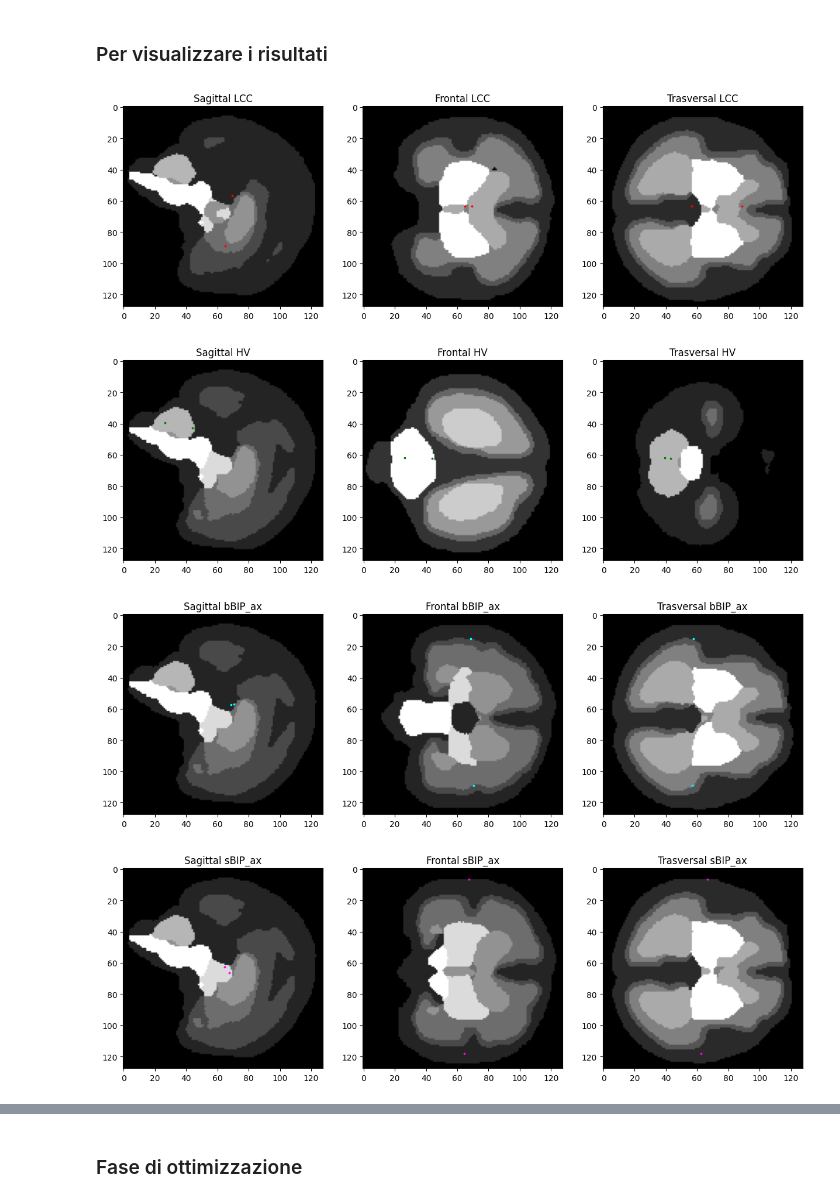
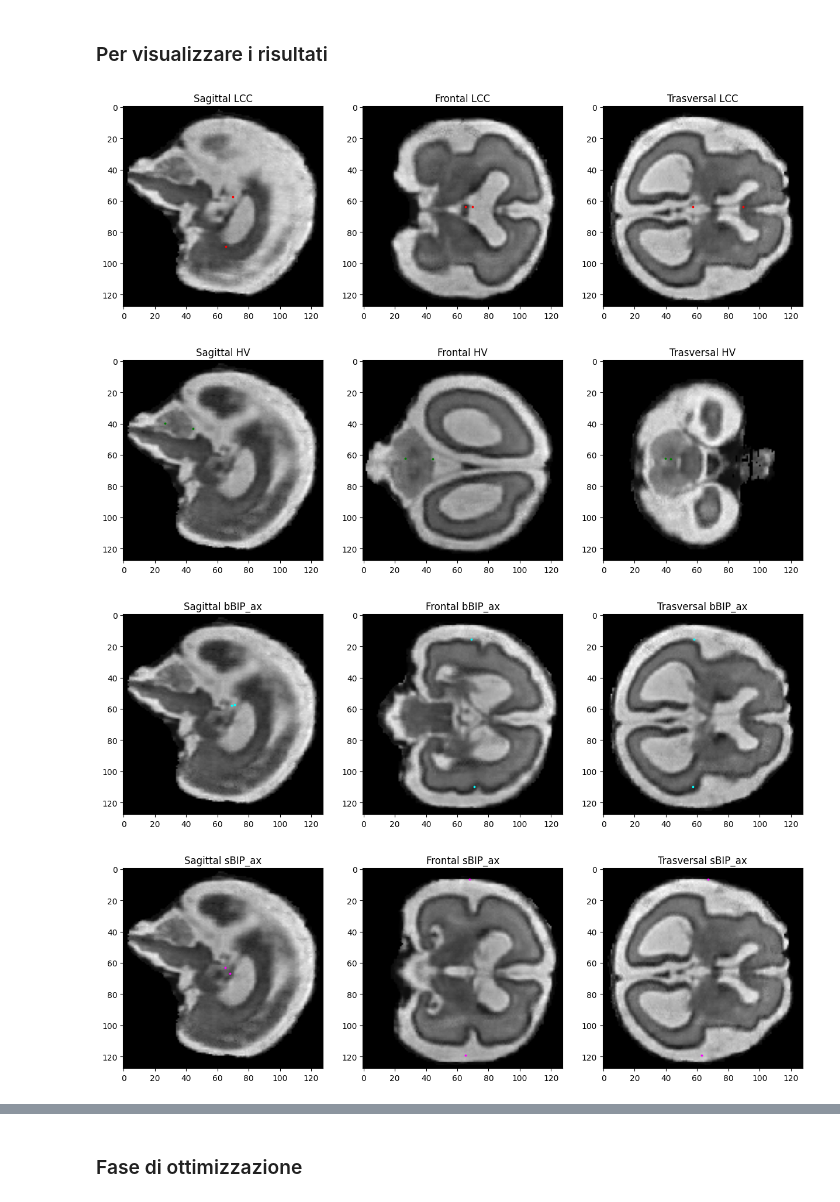
Before and after one commit to GiLonga/FeTa_challenge_2024, a Jupyter notebook: prediction.ipynb, the cells around one changed output, grey strips where cells are left out. Cells and saved outputs as stored; diff of their text form; code cells hidden in the pictures.

Commit message:
Updating the optimization class.

```diff
--- a/prediction.ipynb
+++ b/prediction.ipynb
@@ -10,9 +12,12 @@ from src.modules.lightning_cnn import LitCNN
 from src.utils.optimization import Optimization
 import nibabel as nib
 from torch.utils.data import TensorDataset
+import matplotlib.pyplot as plt
+
 
 MODEL_PATH = r"/home/ubuntu/giorgio/v311/lightning_logs/brain_model/version_111/checkpoints/epoch=29-step=180.ckpt"
 IMG_PATH = r"/home/ubuntu/giorgio/v311/FeTa_challenge_2024/goundtruth_testBosisio/goundtruth/sub-010_dseg_warped_0.5mm.nii.gz"
+MRI_PATH = r"/home/ubuntu/giorgio/v311/FeTa_challenge_2024/MRI_testBosisio/images/sub-010_brain_warped_0.5mm.nii.gz"
 
 def resize(array: np.array,) :
     target_shape = (128, 128, 128)
@@ -29,11 +34,10 @@ def reshape_output(
     y_hat: torch.Tensor,
 ) -> torch.Tensor:
     """
-    Reshape the output tensor of the 5_355 model to the 90 model.
+    Reshape the output tensor (1,30) of the model to the (10,3) model.
 
     Parameters:
-    - y_hat (torch.Tensor): Predicted tensor from the 5_355 model.
-    - patient_idx (int): Index of the patient in the test set, to be reshaped.
+    - y_hat (torch.Tensor): Predicted tensor (1,30) from the model.
 
     Returns:
     - torch.Tensor: output tensor with resized shape.
@@ -103,9 +122,8 @@ LOCAL_RANK: 0 - CUDA_VISIBLE_DEVICES: [0,1]
 # %%
 import matplotlib.pyplot as plt
 
-opti= Optimization(resized_img, biometry,)
 x_positions, y_positions, z_positions = biometry[:,0],biometry[:,1],biometry[:,2]
-visualize=resized_img[0][0]
+visualize=resized_MRI
 
 color_dict = {
     0: 'red',
@@ -120,34 +138,34 @@ bio_dict = {
     1: 'HV',
     2: 'bBIP_ax',
     3: 'sBIP_ax',
     4: 'TCD_cor'
 }
 
 # Display each image in a subplot
 for i in range(5):
     #i=i+1
     organ=bio_dict[i]
 
     fig, axs = plt.subplots(1, 3, figsize=(15, 5))
     axs[0].imshow(visualize[int((x_positions[2*i]+x_positions[2*i+1])/2),:,:],cmap='gray')
     axs[0].set_title(f'Sagittal {organ}')
     axs[0].scatter(z_positions[2*i],y_positions[2*i], c=color_dict[i], s=3)
     axs[0].scatter(z_positions[2*i+1],y_positions[2*i+1], c=color_dict[i], s=3)
 
     axs[1].imshow(visualize[:,int((y_positions[2*i]+y_positions[2*i+1])/2),:],cmap='gray')
     axs[1].set_title(f'Frontal {organ}')
     axs[1].scatter(z_positions[2*i],x_positions[2*i], c=color_dict[i], s=3)
     axs[1].scatter(z_positions[2*i+1],x_positions[2*i+1], c=color_dict[i], s=3)
 
     axs[2].imshow(visualize[:,:,int((z_positions[2*i]+z_positions[2*i+1])/2)],cmap='gray')
     axs[2].set_title(f'Trasversal {organ}')
     axs[2].scatter(y_positions[2*i],x_positions[2*i], c=color_dict[i], s=3)
     axs[2].scatter(y_positions[2*i+1],x_positions[2*i+1], c=color_dict[i], s=3)
 
     # Display the plot
     plt.show()
 # %% [output]
-[figure, old version]
+[figure, new version]
-[figure, old version]
+[figure, new version]
-[figure, old version]
+[figure, new version]
-[figure, old version]
+[figure, new version]
```
Also changed, not shown: parts of 23 cells of this notebook, 2 other files.
